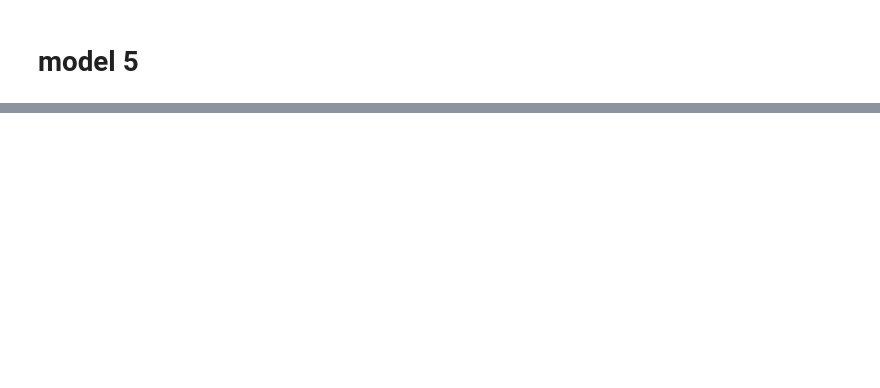
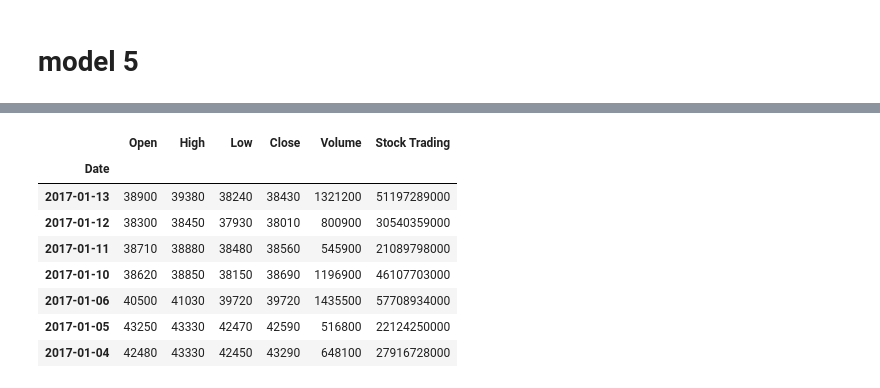
Before and after one commit to isoori/uniqlu, a Jupyter notebook: Untitled.ipynb, the cells around one changed output, grey strips where cells are left out. Drawn from its saved outputs; the diff is of its cells as text; code cells hidden in the pictures; blank space fills up the shorter version.

```diff
--- a/Untitled.ipynb
+++ b/Untitled.ipynb
@@ -336,0 +413,13 @@ model5.compile(optimizer='adam',loss='mse')
+# %%
+n.set_index('Date',inplace=True)
+n
+# %% [output]
+|  | Open | High | Low | Close | Volume | Stock Trading |
+| Date |  |  |  |  |  |  |
+| 2017-01-13 | 38900 | 39380 | 38240 | 38430 | 1321200 | 51197289000 |
+| 2017-01-12 | 38300 | 38450 | 37930 | 38010 | 800900 | 30540359000 |
+| 2017-01-11 | 38710 | 38880 | 38480 | 38560 | 545900 | 21089798000 |
+| 2017-01-10 | 38620 | 38850 | 38150 | 38690 | 1196900 | 46107703000 |
+| 2017-01-06 | 40500 | 41030 | 39720 | 39720 | 1435500 | 57708934000 |
+| 2017-01-05 | 43250 | 43330 | 42470 | 42590 | 516800 | 22124250000 |
+| 2017-01-04 | 42480 | 43330 | 42450 | 43290 | 648100 | 27916728000 |
```
Also changed, not shown: parts of 34 cells of this notebook.
